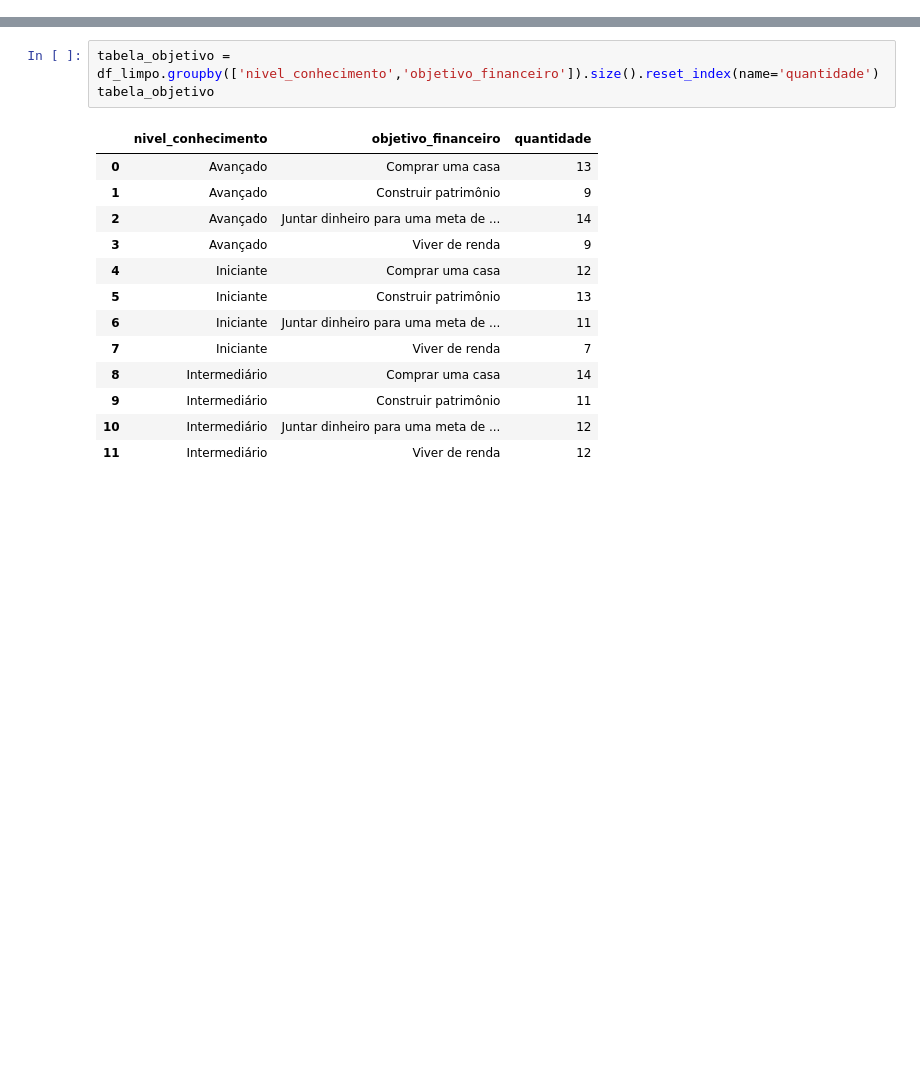
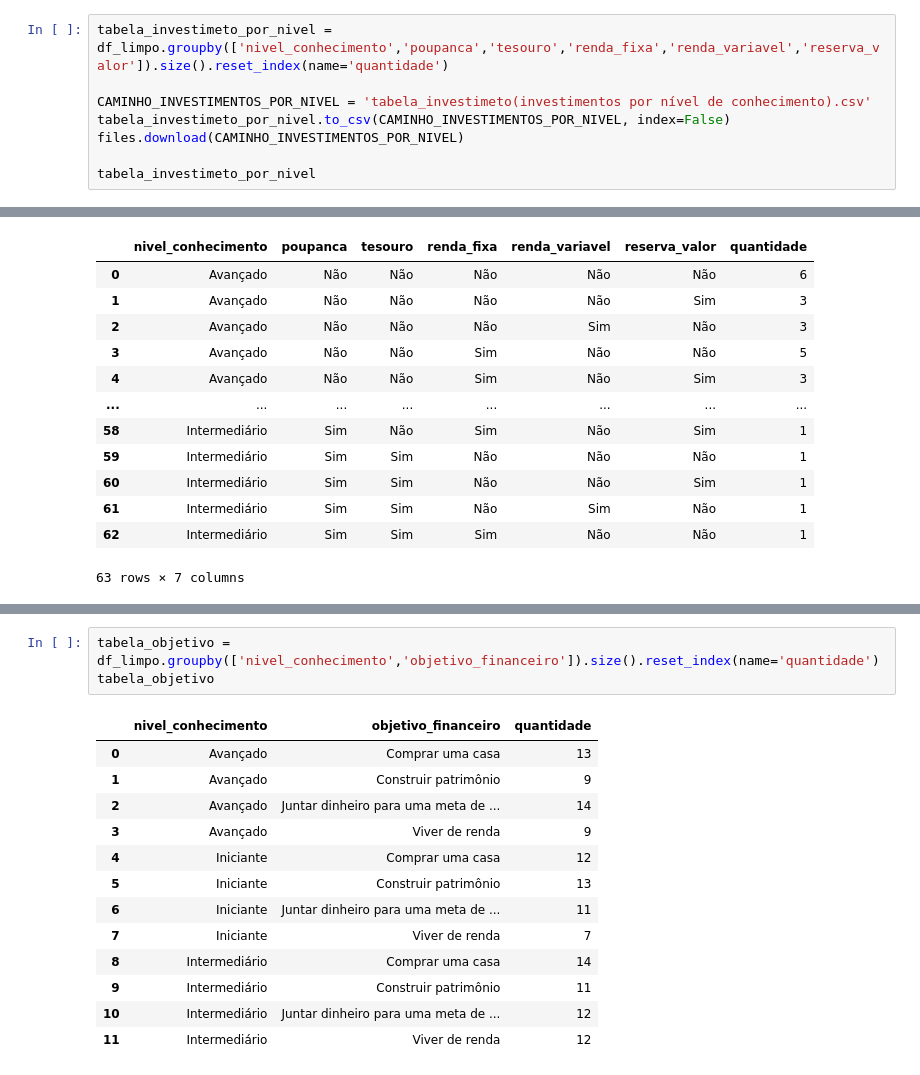
Before and after one commit to brunolmars/PI-I-Ciencia-da-Computacao, a Jupyter notebook: database/Data_forms.ipynb, the cells around one changed output, grey strips where cells are left out. Cells and saved outputs as stored; diff of their text form; blank space fills up the shorter version.

```diff
--- a/database/Data_forms.ipynb
+++ b/database/Data_forms.ipynb
@@ -158,3 +168,12 @@ tabela_investimentos
 | 0 | Avançado | 14 | 15 | 17 | 12 | 16 |
 | 1 | Iniciante | 13 | 16 | 15 | 12 | 15 |
 | 2 | Intermediário | 14 | 18 | 15 | 13 | 17 |
+# %%
+tabela_investimeto_por_nivel = df_limpo.groupby(['nivel_conhecimento','poupanca','tesouro','renda_fixa','renda_variavel','reserva_valor']).size().reset_index(name='quantidade')
+
+CAMINHO_INVESTIMENTOS_POR_NIVEL = 'tabela_investimeto(investimentos por nível de conhecimento).csv'
+tabela_investimeto_por_nivel.to_csv(CAMINHO_INVESTIMENTOS_POR_NIVEL, index=False)
+files.download(CAMINHO_INVESTIMENTOS_POR_NIVEL)
+
+tabela_investimeto_por_nivel
+# %% [output]
@@ -161,2 +182,15 @@ tabela_investimentos
+|  | nivel_conhecimento | poupanca | tesouro | renda_fixa | renda_variavel | reserva_valor | quantidade |
+| 0 | Avançado | Não | Não | Não | Não | Não | 6 |
+| 1 | Avançado | Não | Não | Não | Não | Sim | 3 |
+| 2 | Avançado | Não | Não | Não | Sim | Não | 3 |
+| 3 | Avançado | Não | Não | Sim | Não | Não | 5 |
+| 4 | Avançado | Não | Não | Sim | Não | Sim | 3 |
+| ... | ... | ... | ... | ... | ... | ... | ... |
+| 58 | Intermediário | Sim | Não | Sim | Não | Sim | 1 |
+| 59 | Intermediário | Sim | Sim | Não | Não | Não | 1 |
+| 60 | Intermediário | Sim | Sim | Não | Não | Sim | 1 |
+| 61 | Intermediário | Sim | Sim | Não | Sim | Não | 1 |
+| 62 | Intermediário | Sim | Sim | Sim | Não | Não | 1 |
+63 rows × 7 columns
 # %%
 tabela_faixa = df_limpo.groupby(['faixa_etaria','nivel_conhecimento']).size().reset_index(name='quantidade')
```
Also changed, not shown: parts of 10 cells of this notebook.
